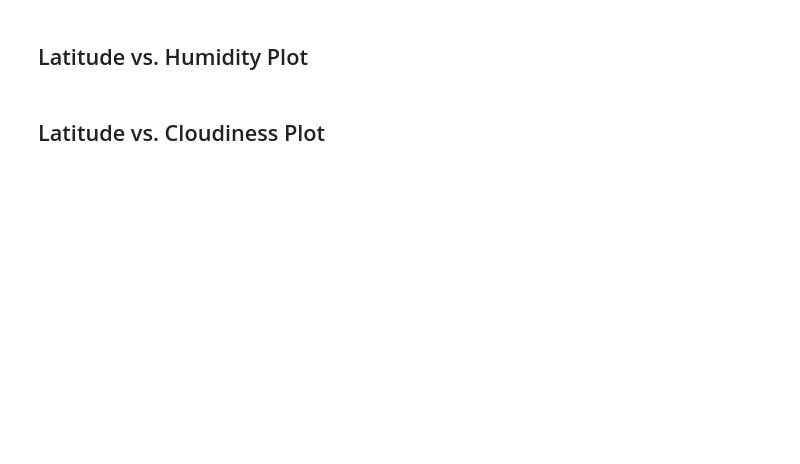
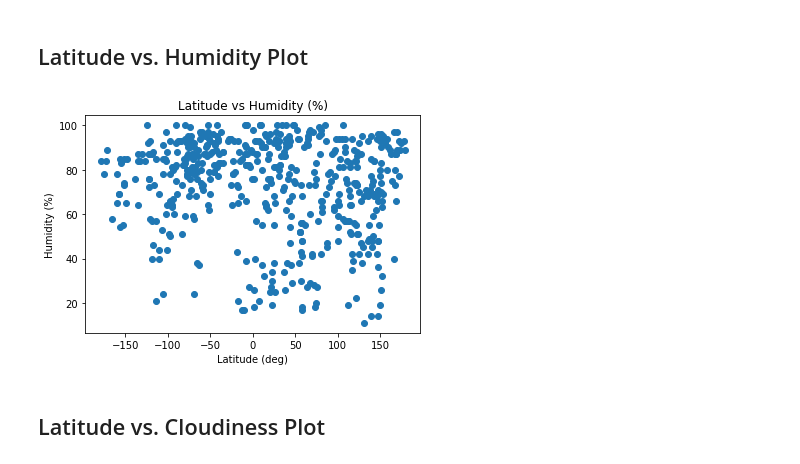
Before and after one commit to grand42/Python-API-Challenge, a Jupyter notebook: WeatherPy/WeatherPy.ipynb, the cells around one changed output. Cells and saved outputs as stored; diff of their text form; code cells hidden in the pictures; blank space fills up the shorter version.

Commit message:
Save plots

```diff
--- a/WeatherPy/WeatherPy.ipynb
+++ b/WeatherPy/WeatherPy.ipynb
@@ -73,6 +93,6 @@ print("----------------------------")
 * Export the city data into a .csv.
 * Display the DataFrame
 # %%
-city_data = pd.DataFrame(WeatherData)
+city_data = pd.DataFrame(city_data)
 city_data.to_csv("Weather_City_Data.csv", encoding="utf-8", index=False, header=True)
 city_data.head()
@@ -89,6 +128,6 @@ Humid
 # %%
 #  Get the indices of cities that have humidity over 100%.
-humid100 = city_data[(city_data['Temp (F)']>80)].index
+humid100 = city_data[(city_data['Humidity (%)']>100)].index
 # %%
 # Make a new DataFrame equal to the city data to drop all humidity outliers by index.
 # Passing "inplace=False" will make a copy of the city_data DataFrame, which we call "clean_city_data".
@@ -114,4 +158,14 @@ plt.show()
 # %% [markdown]
 ## Latitude vs. Humidity Plot
+# %%
+humidity = clean_city_data["Humidity (%)"]
+plt.scatter(Lats, humidity)
+plt.title("Latitude vs Humidity (%)")
+plt.xlabel("Latitude (deg)")
+plt.ylabel("Humidity (%)")
+plt.savefig("Plots/Humidity_v_Latitude")
+plt.show()
+# %% [output]
+[figure, added]
 # %% [markdown]
 ## Latitude vs. Cloudiness Plot
```
Also changed, not shown: parts of 9 cells of this notebook, 5 other files.
